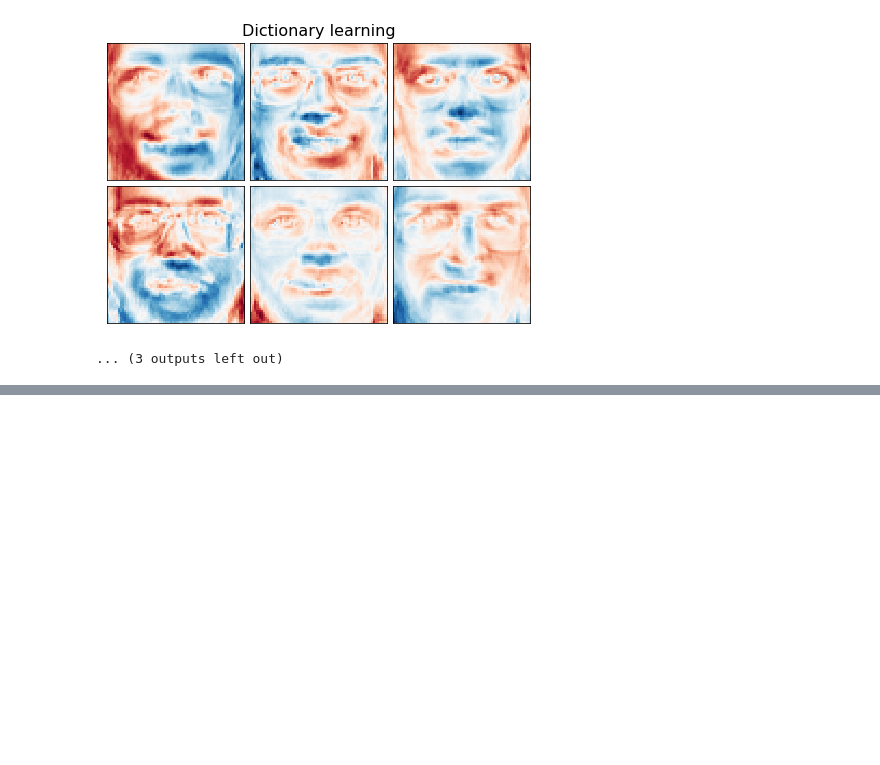
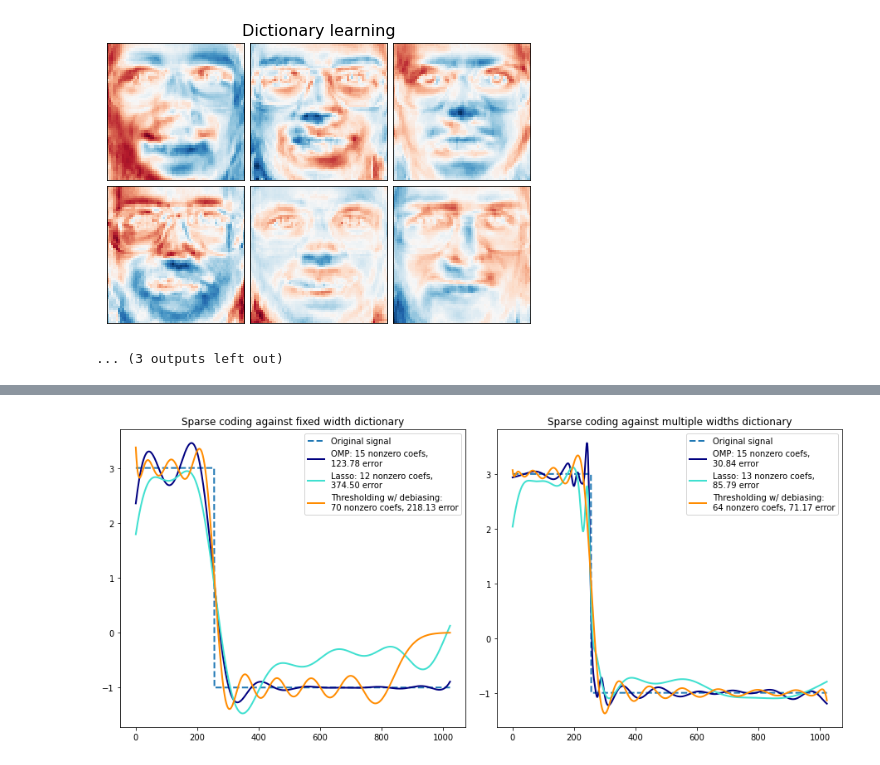
Before and after one commit to sodiqadewole/scientific_python, a Jupyter notebook: unsupervised_learning/signalDecomposition(matrix_factorization).ipynb, the cells around one changed output, grey strips where cells are left out. Saved outputs shown, nothing was run; the diff lists cells and outputs as text; code cells hidden in the pictures; blank space fills up the shorter version.

```diff
--- a/unsupervised_learning/signalDecomposition(matrix_factorization).ipynb
+++ b/unsupervised_learning/signalDecomposition(matrix_factorization).ipynb
@@ -505,0 +736,86 @@ done in 1.484s
+# %%
+import numpy as np
+import matplotlib.pyplot as plt
+from sklearn.decomposition import SparseCoder
+from sklearn.utils.fixes import np_version, parse_version
+
+
+def ricker_function(resolution, center, width):
+    """Discrete sub-sampled Ricker (Mexican hat) wavelet"""
+    x = np.linspace(0, resolution - 1, resolution)
+    x = ((2 / (np.sqrt(3 * width) * np.pi ** .25))
+         * (1 - (x - center) ** 2 / width ** 2)
+         * np.exp(-(x - center) ** 2 / (2 * width ** 2)))
+    return x
+
+
+def ricker_matrix(width, resolution, n_components):
+    """Dictionary of Ricker (Mexican hat) wavelets"""
+    centers = np.linspace(0, resolution - 1, n_components)
+    D = np.empty((n_components, resolution))
+    for i, center in enumerate(centers):
+        D[i] = ricker_function(resolution, center, width)
+    D /= np.sqrt(np.sum(D ** 2, axis=1))[:, np.newaxis]
+    return D
+
+
+resolution = 1024
+subsampling = 3  # subsampling factor
+width = 100
+n_components = resolution // subsampling
+
+# Compute a wavelet dictionary
+D_fixed = ricker_matrix(width=width, resolution=resolution, n_components=n_components)
+D_multi = np.r_[tuple(ricker_matrix(width=w, resolution=resolution, n_components=n_components // 5)
+                for w in (10, 50, 100, 500, 1000))]
+
+# Generate a signal
+y = np.linspace(0, resolution - 1, resolution)
+first_quarter = y < resolution / 4
+y[first_quarter] = 3.
+y[np.logical_not(first_quarter)] = -1.
+
+# List the different sparse coding methods in the following format:
+# (title, transform_algorithm, transform_alpha,
+#  transform_n_nozero_coefs, color)
+estimators = [('OMP', 'omp', None, 15, 'navy'),
+              ('Lasso', 'lasso_lars', 2, None, 'turquoise'), ]
+lw = 2
+# Avoid FutureWarning about default value change when numpy >= 1.14
+lstsq_rcond = None if np_version >= parse_version('1.14') else -1
+
+plt.figure(figsize=(13, 6))
+for subplot, (D, title) in enumerate(zip((D_fixed, D_multi),
+                                         ('fixed width', 'multiple widths'))):
+    plt.subplot(1, 2, subplot + 1)
+    plt.title('Sparse coding against %s dictionary' % title)
+    plt.plot(y, lw=lw, linestyle='--', label='Original signal')
+    # Do a wavelet approximation
+    for title, algo, alpha, n_nonzero, color in estimators:
+        coder = SparseCoder(dictionary=D, transform_n_nonzero_coefs=n_nonzero,
+                            transform_alpha=alpha, transform_algorithm=algo)
+        x = coder.transform(y.reshape(1, -1))
+        density = len(np.flatnonzero(x))
+        x = np.ravel(np.dot(x, D))
+        squared_error = np.sum((y - x) ** 2)
+        plt.plot(x, color=color, lw=lw,
+                 label='%s: %s nonzero coefs,\n%.2f error'
+                 % (title, density, squared_error))
+
+    # Soft thresholding debiasing
+    coder = SparseCoder(dictionary=D, transform_algorithm='threshold',
+                        transform_alpha=20)
+    x = coder.transform(y.reshape(1, -1))
+    _, idx = np.where(x != 0)
+    x[0, idx], _, _, _ = np.linalg.lstsq(D[idx, :].T, y, rcond=lstsq_rcond)
+    x = np.ravel(np.dot(x, D))
+    squared_error = np.sum((y - x) ** 2)
+    plt.plot(x, color='darkorange', lw=lw,
+             label='Thresholding w/ debiasing:\n%d nonzero coefs, %.2f error'
+             % (len(idx), squared_error))
+    plt.axis('tight')
+    plt.legend(shadow=False, loc='best')
+plt.subplots_adjust(.04, .07, .97, .90, .09, .2)
+plt.show()
+# %% [output]
+[figure, added]
```
Also changed, not shown: parts of 20 cells of this notebook, 1 other file.
